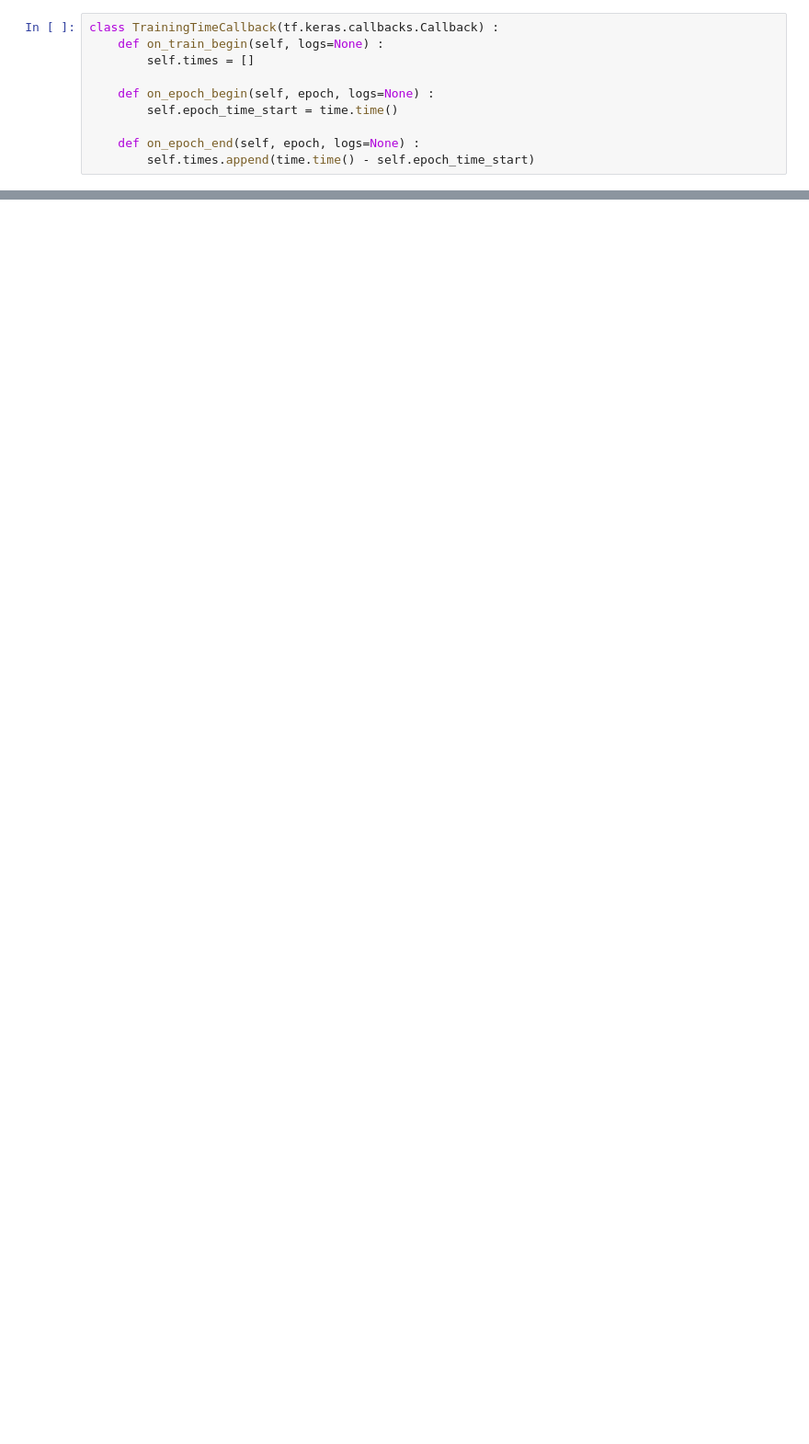
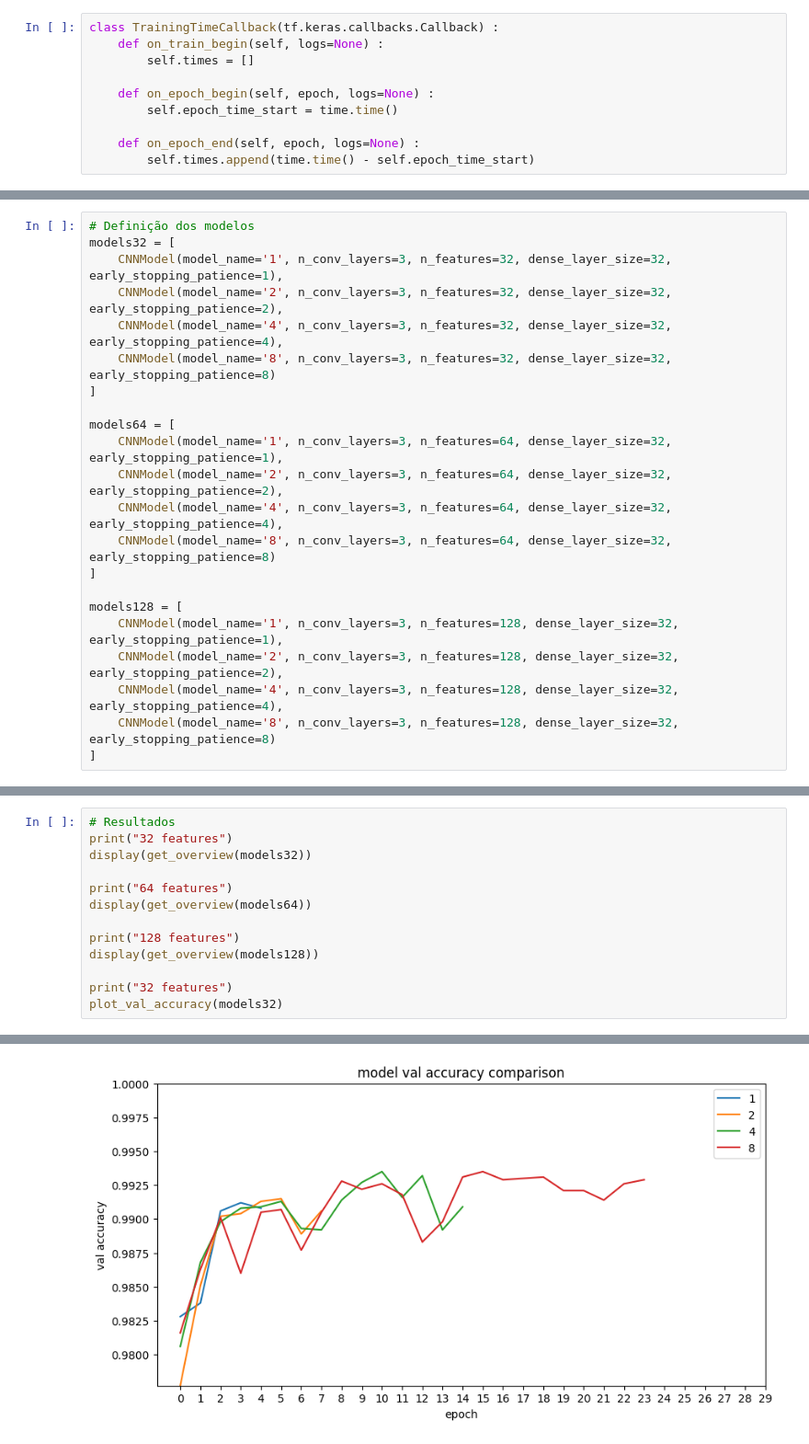
Before and after one commit to LucasSchurer/MNIST, a Jupyter notebook: mnist.ipynb, the cells around one changed output, grey strips where cells are left out. Shown at 92% size. Drawn from its saved outputs; the diff is of its cells as text; blank space fills up the shorter version.

```diff
--- a/mnist.ipynb
+++ b/mnist.ipynb
@@ -73,0 +277,22 @@ class CNNModel() :
+# %%
+# Definição dos modelos
+models32 = [
+    CNNModel(model_name='1', n_conv_layers=3, n_features=32, dense_layer_size=32, early_stopping_patience=1),
+    CNNModel(model_name='2', n_conv_layers=3, n_features=32, dense_layer_size=32, early_stopping_patience=2),
+    CNNModel(model_name='4', n_conv_layers=3, n_features=32, dense_layer_size=32, early_stopping_patience=4),
+    CNNModel(model_name='8', n_conv_layers=3, n_features=32, dense_layer_size=32, early_stopping_patience=8)
+]
+
+models64 = [
+    CNNModel(model_name='1', n_conv_layers=3, n_features=64, dense_layer_size=32, early_stopping_patience=1),
+    CNNModel(model_name='2', n_conv_layers=3, n_features=64, dense_layer_size=32, early_stopping_patience=2),
+    CNNModel(model_name='4', n_conv_layers=3, n_features=64, dense_layer_size=32, early_stopping_patience=4),
+    CNNModel(model_name='8', n_conv_layers=3, n_features=64, dense_layer_size=32, early_stopping_patience=8)
+]
+
+models128 = [
+    CNNModel(model_name='1', n_conv_layers=3, n_features=128, dense_layer_size=32, early_stopping_patience=1),
+    CNNModel(model_name='2', n_conv_layers=3, n_features=128, dense_layer_size=32, early_stopping_patience=2),
+    CNNModel(model_name='4', n_conv_layers=3, n_features=128, dense_layer_size=32, early_stopping_patience=4),
+    CNNModel(model_name='8', n_conv_layers=3, n_features=128, dense_layer_size=32, early_stopping_patience=8)
+]
@@ -73,0 +311,14 @@ class CNNModel() :
+# %%
+# Resultados
+print("32 features")
+display(get_overview(models32))
+
+print("64 features")
+display(get_overview(models64))
+
+print("128 features")
+display(get_overview(models128))
+
+print("32 features")
+plot_val_accuracy(models32)
+# %% [output]
@@ -73,0 +344 @@ class CNNModel() :
+[figure, added]
```
Also changed, not shown: parts of 39 cells of this notebook.
